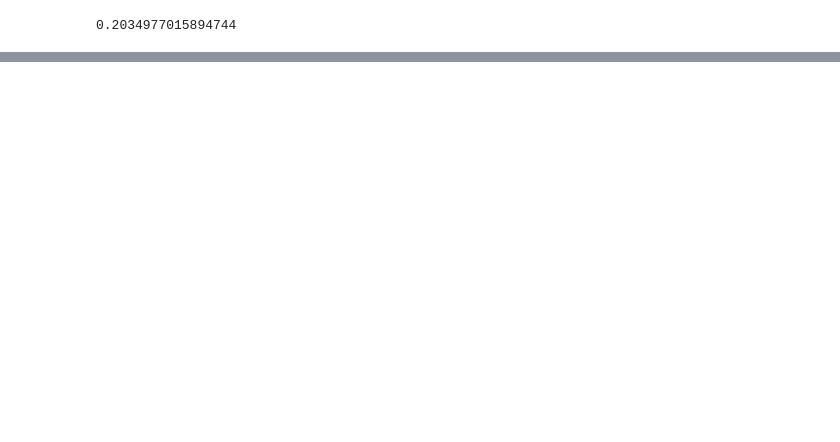
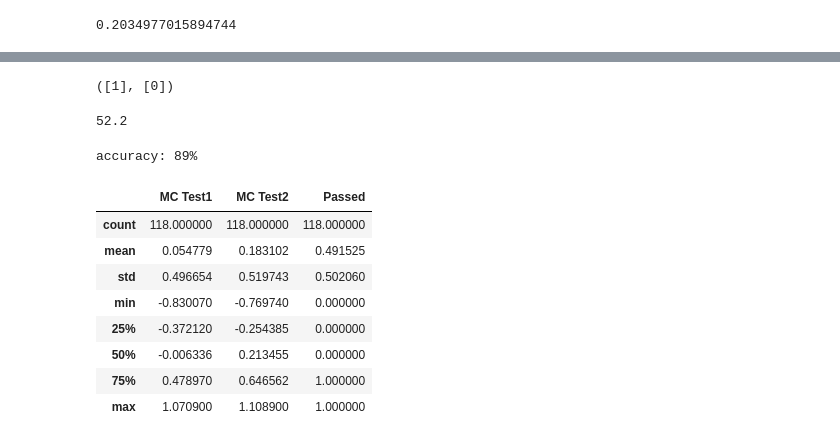
Before and after one commit to msatheeshkumar/ml-python-self-learning, a Jupyter notebook: cera/ex2/ex2.ipynb, the cells around one changed output, grey strips where cells are left out. Saved outputs shown, nothing was run; the diff lists cells and outputs as text; code cells hidden in the pictures; blank space fills up the shorter version.

```diff
--- a/cera/ex2/ex2.ipynb
+++ b/cera/ex2/ex2.ipynb
@@ -181,0 +211,33 @@ costFunction(result[0], X, y)
+# %%
+theta = np.matrix(result[0])
+pre1 = predict(np.matrix([1, 40, 85]), theta)
+pre2 = predict(np.matrix([1, 30, 85]), theta)
+pre1, pre2
+# %% [output]
+([1], [0])
+# %%
+pre3 = predict(np.asmatrix(X), theta)
+accuracy = (np.mean(y == pre3) * 100)
+accuracy
+# %% [output]
+52.2
+# %%
+correct = [1 if (a == 1 and b == 1) or (a == 0 and b == 0) else 0 for (a, b) in zip(pre3 , y)]
+result = (sum(map(int, correct)) % len(correct))
+print('accuracy: {0}%'.format(result))
+# %% [output]
+accuracy: 89%
+# %%
+path = os.getcwd() + "/data/ex2data2.txt"
+data2 = pd.read_csv(path, header = None, names = ['MC Test1', 'MC Test2', 'Passed'])
+data2.describe()
+# %% [output]
+|  | MC Test1 | MC Test2 | Passed |
+| count | 118.000000 | 118.000000 | 118.000000 |
+| mean | 0.054779 | 0.183102 | 0.491525 |
+| std | 0.496654 | 0.519743 | 0.502060 |
+| min | -0.830070 | -0.769740 | 0.000000 |
+| 25% | -0.372120 | -0.254385 | 0.000000 |
+| 50% | -0.006336 | 0.213455 | 0.000000 |
+| 75% | 0.478970 | 0.646562 | 1.000000 |
+| max | 1.070900 | 1.108900 | 1.000000 |
```
Also changed, not shown: parts of 13 cells of this notebook, 1 other file.
